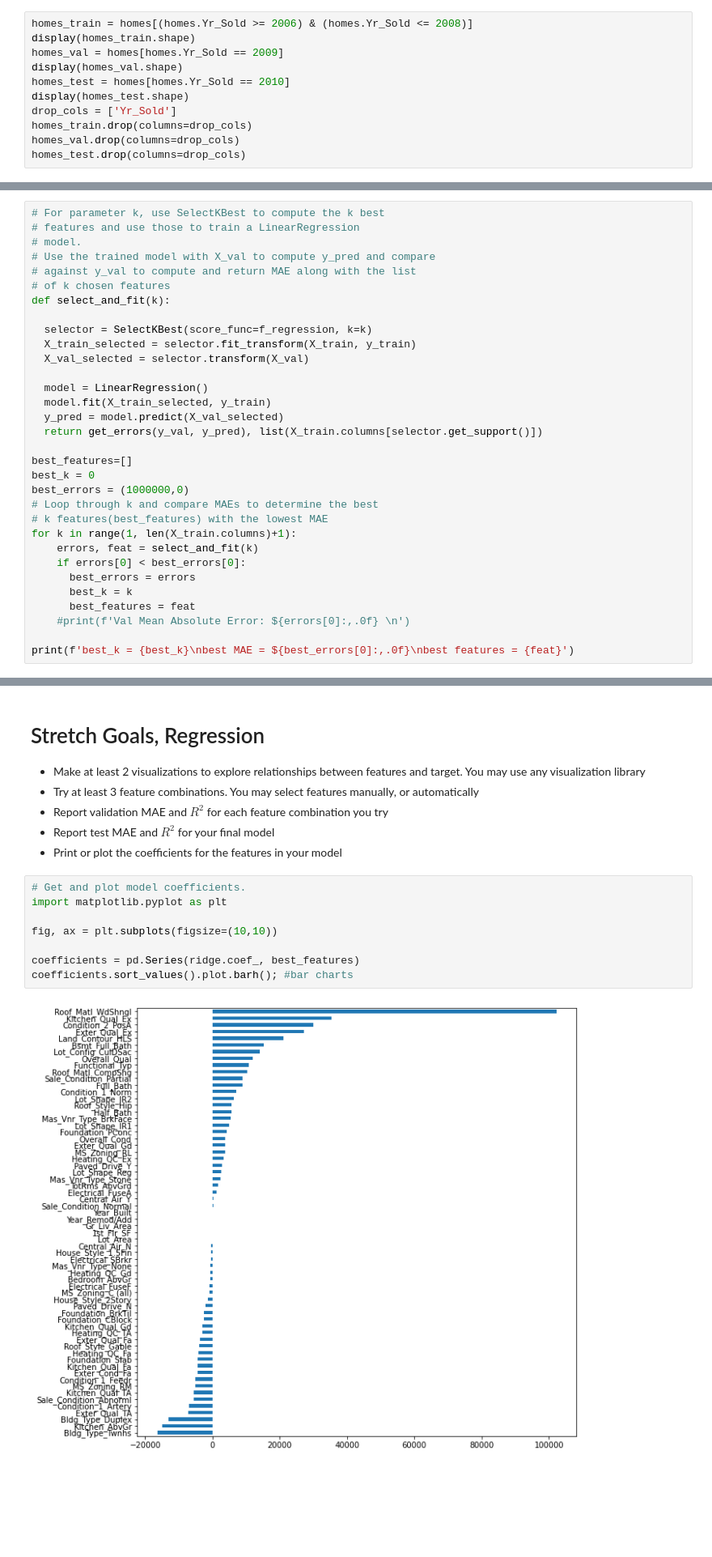
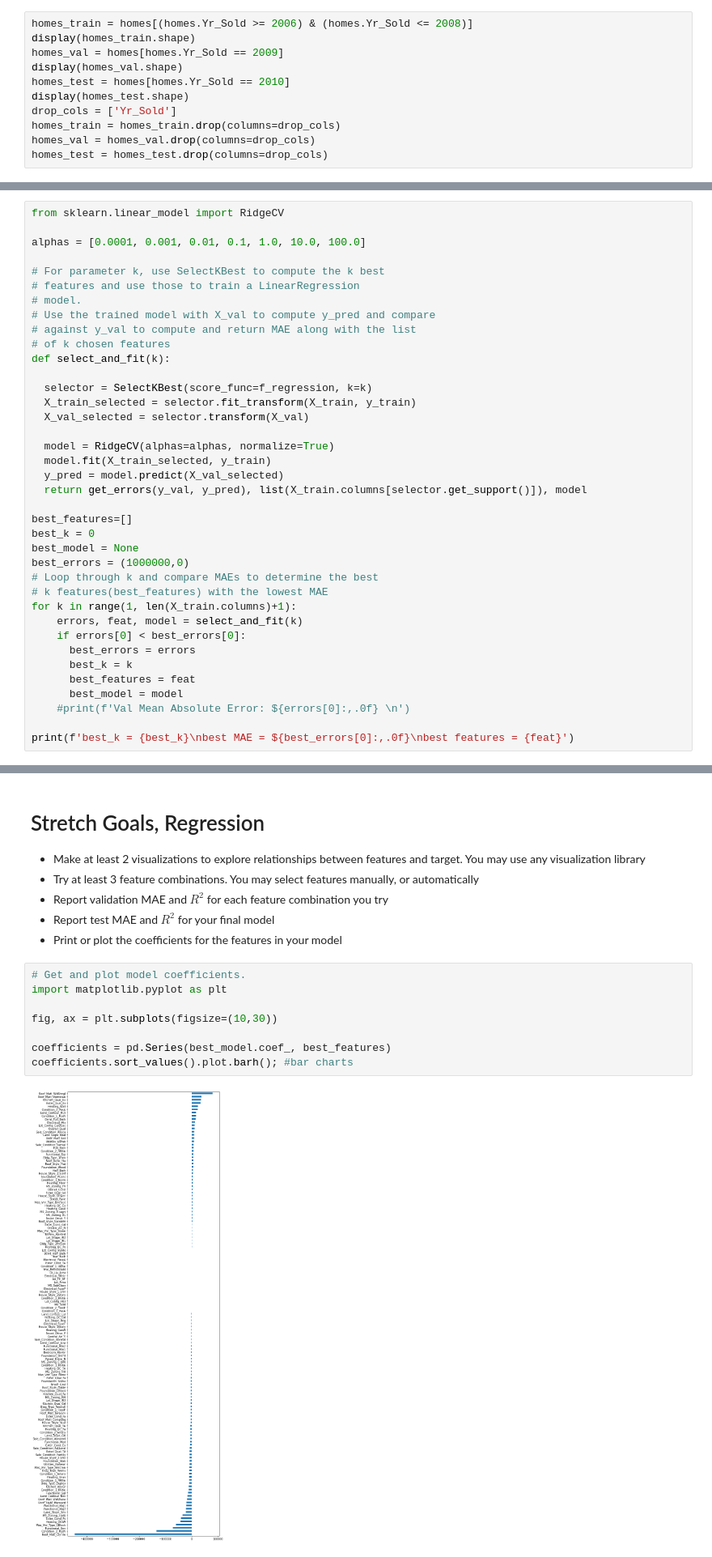
Before and after one commit to nsriniva/DS-Unit-2-Linear-Models, a Jupyter notebook: DS_Sprint_Challenge_Linear_Models.ipynb, the cells around one changed output, grey strips where cells are left out. Shown at 81% size. Drawn from its saved outputs; the diff is of its cells as text; blank space fills up the shorter version.

```diff
--- a/DS_Sprint_Challenge_Linear_Models.ipynb
+++ b/DS_Sprint_Challenge_Linear_Models.ipynb
@@ -329,9 +329,9 @@ display(homes_val.shape)
 homes_test = homes[homes.Yr_Sold == 2010]
 display(homes_test.shape)
 drop_cols = ['Yr_Sold']
-homes_train.drop(columns=drop_cols)
-homes_val.drop(columns=drop_cols)
-homes_test.drop(columns=drop_cols)
+homes_train = homes_train.drop(columns=drop_cols)
+homes_val = homes_val.drop(columns=drop_cols)
+homes_test = homes_test.drop(columns=drop_cols)
 # %% [output]
 (1920, 43)
 (644, 43)
@@ -382,6 +377,10 @@ Encode your categorical feature(s).
 ## 2.5. Use scikit-learn to fit a linear regression or ridge regression model
 Fit your model.
 # %%
+from sklearn.linear_model import RidgeCV
+
+alphas = [0.0001, 0.001, 0.01, 0.1, 1.0, 10.0, 100.0]
+
 # For parameter k, use SelectKBest to compute the k best
 # features and use those to train a LinearRegression
 # model.
@@ -394,22 +393,24 @@ def select_and_fit(k):
   X_train_selected = selector.fit_transform(X_train, y_train)
   X_val_selected = selector.transform(X_val)
 
-  model = LinearRegression()
+  model = RidgeCV(alphas=alphas, normalize=True)
   model.fit(X_train_selected, y_train)
   y_pred = model.predict(X_val_selected)
-  return get_errors(y_val, y_pred), list(X_train.columns[selector.get_support()])
+  return get_errors(y_val, y_pred), list(X_train.columns[selector.get_support()]), model
 
 best_features=[]
 best_k = 0
+best_model = None
 best_errors = (1000000,0)
 # Loop through k and compare MAEs to determine the best
 # k features(best_features) with the lowest MAE
 for k in range(1, len(X_train.columns)+1):
-    errors, feat = select_and_fit(k)
+    errors, feat, model = select_and_fit(k)
     if errors[0] < best_errors[0]:
       best_errors = errors
       best_k = k
       best_features = feat
+      best_model = model
     #print(f'Val Mean Absolute Error: ${errors[0]:,.0f} \n')
 
 print(f'best_k = {best_k}\nbest MAE = ${best_errors[0]:,.0f}\nbest features = {feat}')
@@ -475,13 +469,13 @@ R^2   = 0.8595
 # %%
 # Get and plot model coefficients.
 import matplotlib.pyplot as plt
 
-fig, ax = plt.subplots(figsize=(10,10))
+fig, ax = plt.subplots(figsize=(10,30))
 
-coefficients = pd.Series(ridge.coef_, best_features)
+coefficients = pd.Series(best_model.coef_, best_features)
 coefficients.sort_values().plot.barh(); #bar charts
 # %% [output]
-[figure, old version]
+[figure, new version]
 # %% [markdown]
 # Data Dictionary
 
```
Also changed, not shown: parts of 10 cells of this notebook.
